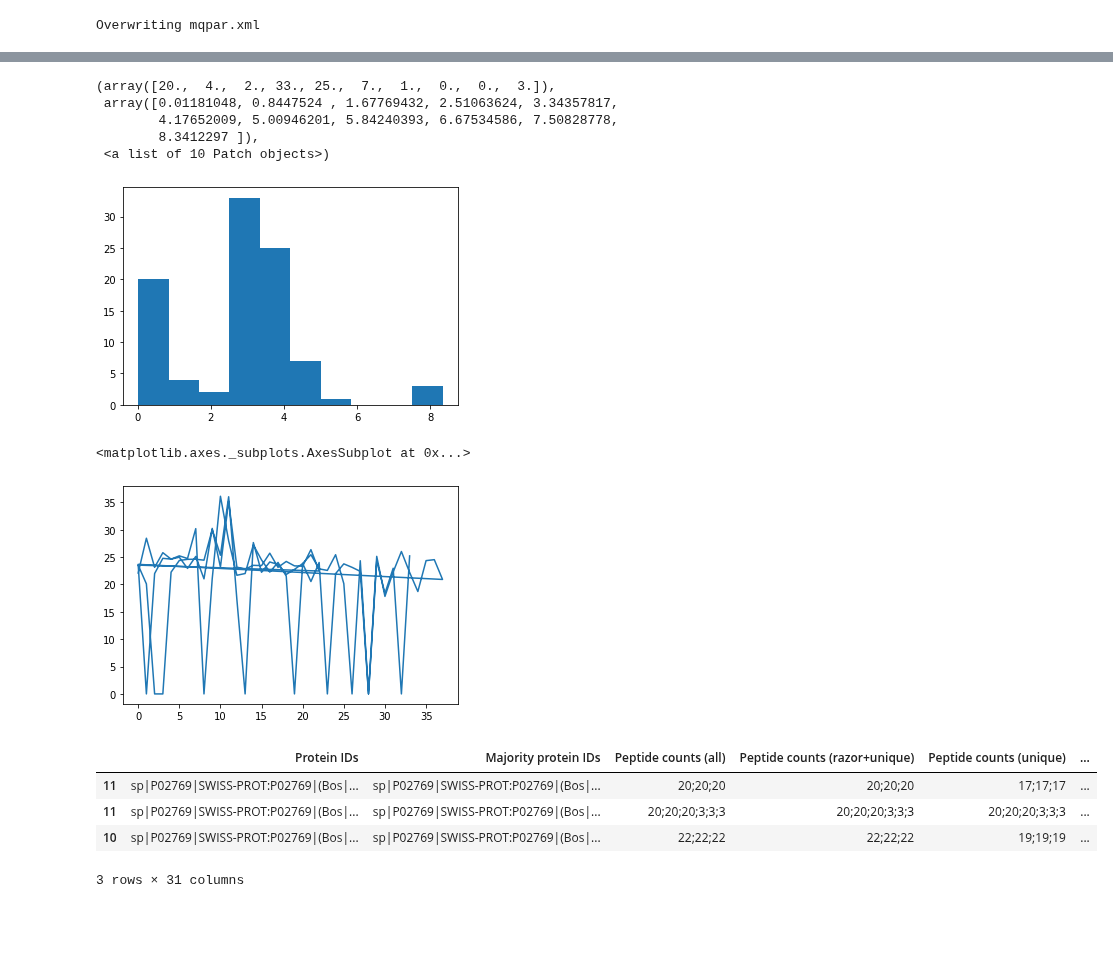
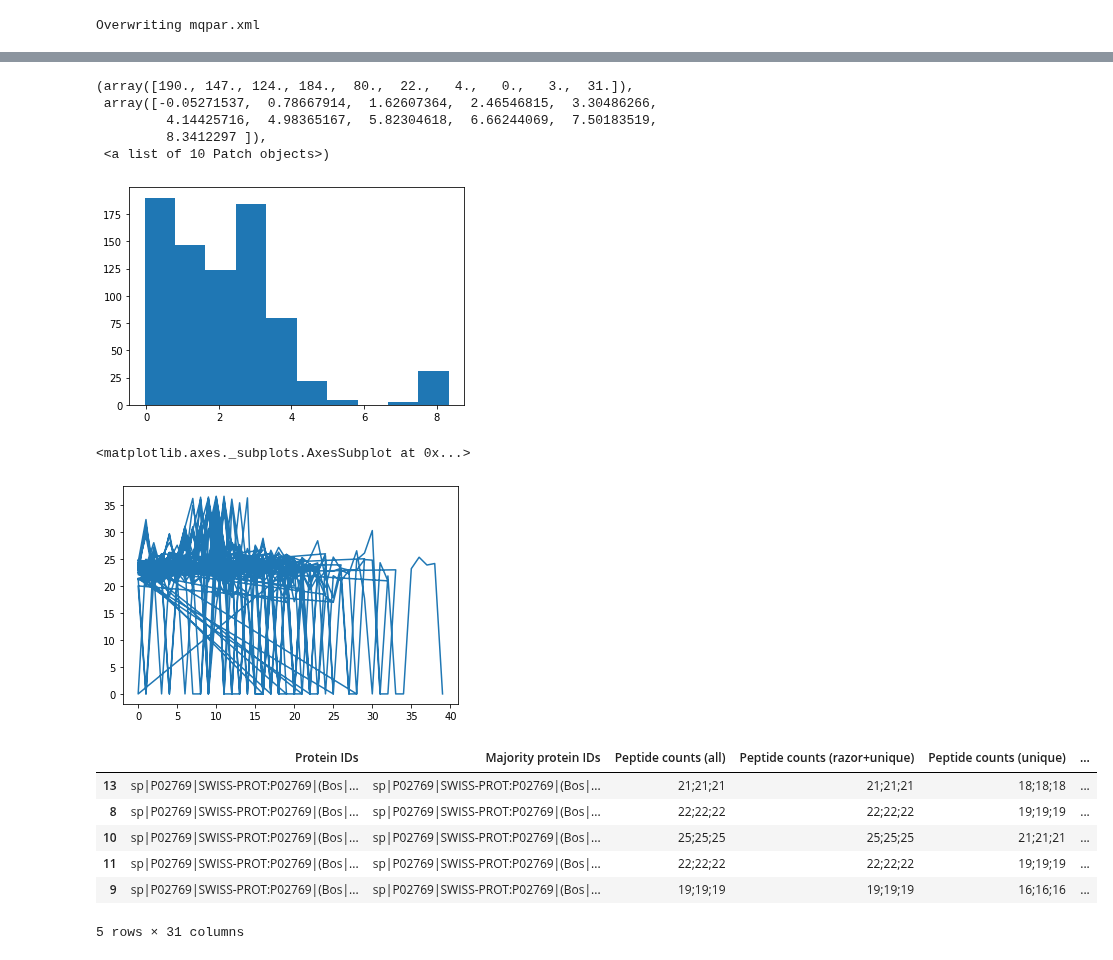
Before and after one commit to animesh/notebooks, a Jupyter notebook: proteinGroupsCombine.ipynb, the cells around one changed output, grey strips where cells are left out. Drawn from its saved outputs; the diff is of its cells as text; code cells hidden in the pictures; blank space fills up the shorter version.

```diff
--- a/proteinGroupsCombine.ipynb
+++ b/proteinGroupsCombine.ipynb
@@ -504,7 +518,7 @@ find  $HOME/notebooks/git/mqpar.xml.1604426382.results/ -iname "protein*txt"
 # %%
 #!pip3 install pathlib --user
 from pathlib import Path
-pathFiles = Path("/home/ash022/notebooks/git/mqpar.xml.1604426382.results/")
+pathFiles = Path("/home/ash022/scripts/git/mqpar.xml.1605104658.results/")
 fileName='proteinGroups.txt'
 trainList=list(pathFiles.rglob(fileName))
 trainList
@@ -517,10 +545,11 @@ trainList
 import pandas as pd
 df=pd.DataFrame()
 for f in trainList:
-    proteinHits=pd.read_csv(f,low_memory=False,sep='\t')
-    print(f)
-    proteinHits['Name']=f
-    df=pd.concat([df,proteinHits],sort=False)
+    if Path(f).stat().st_size > 0:
+        proteinHits=pd.read_csv(f,low_memory=False,sep='\t')
+        print(f)
+        proteinHits['Name']=f
+        df=pd.concat([df,proteinHits],sort=False)
 print(df.head())
 print(df.columns)
 # %% [output]
@@ -555,25 +584,27 @@ plt.hist(np.log2(df['Intensity']+1))
 # %%
 plt.hist(np.log2(df['Score']+1))
 # %% [output]
-(array([20.,  4.,  2., 33., 25.,  7.,  1.,  0.,  0.,  3.]),
- array([0.01181048, 0.8447524 , 1.67769432, 2.51063624, 3.34357817,
-        4.17652009, 5.00946201, 5.84240393, 6.67534586, 7.50828778,
-        8.3412297 ]),
+(array([190., 147., 124., 184.,  80.,  22.,   4.,   0.,   3.,  31.]),
+ array([-0.05271537,  0.78667914,  1.62607364,  2.46546815,  3.30486266,
+         4.14425716,  4.98365167,  5.82304618,  6.66244069,  7.50183519,
+         8.3412297 ]),
  <a list of 10 Patch objects>)
-[figure, old version]
+[figure, new version]
 # %%
 (np.log2(df['Intensity']+1)).plot()
 # %% [output]
 <matplotlib.axes._subplots.AxesSubplot at 0x...>
-[figure, old version]
+[figure, new version]
 # %%
 dfP02769=df[df['Protein IDs'].str.contains('P02769')]
-dfP02769
+dfP02769.head(5)
 # %% [output]
 |  | Protein IDs | Majority protein IDs | Peptide counts (all) | Peptide counts (razor+unique) | Peptide counts (unique) | ... |
-| 11 | sp|P02769|SWISS-PROT:P02769|(Bos|... | sp|P02769|SWISS-PROT:P02769|(Bos|... | 20;20;20 | 20;20;20 | 17;17;17 | ... |
-| 11 | sp|P02769|SWISS-PROT:P02769|(Bos|... | sp|P02769|SWISS-PROT:P02769|(Bos|... | 20;20;20;3;3;3 | 20;20;20;3;3;3 | 20;20;20;3;3;3 | ... |
-| 10 | sp|P02769|SWISS-PROT:P02769|(Bos|... | sp|P02769|SWISS-PROT:P02769|(Bos|... | 22;22;22 | 22;22;22 | 19;19;19 | ... |
+| 13 | sp|P02769|SWISS-PROT:P02769|(Bos|... | sp|P02769|SWISS-PROT:P02769|(Bos|... | 21;21;21 | 21;21;21 | 18;18;18 | ... |
+| 8 | sp|P02769|SWISS-PROT:P02769|(Bos|... | sp|P02769|SWISS-PROT:P02769|(Bos|... | 22;22;22 | 22;22;22 | 19;19;19 | ... |
+| 10 | sp|P02769|SWISS-PROT:P02769|(Bos|... | sp|P02769|SWISS-PROT:P02769|(Bos|... | 25;25;25 | 25;25;25 | 21;21;21 | ... |
+| 11 | sp|P02769|SWISS-PROT:P02769|(Bos|... | sp|P02769|SWISS-PROT:P02769|(Bos|... | 22;22;22 | 22;22;22 | 19;19;19 | ... |
+| 9 | sp|P02769|SWISS-PROT:P02769|(Bos|... | sp|P02769|SWISS-PROT:P02769|(Bos|... | 19;19;19 | 19;19;19 | 16;16;16 | ... |
-3 rows × 31 columns
+5 rows × 31 columns
 # %%
 (np.log2(df['Intensity']+1)).plot(kind='bar',stacked=True)
```
Also changed, not shown: parts of 13 cells of this notebook.
